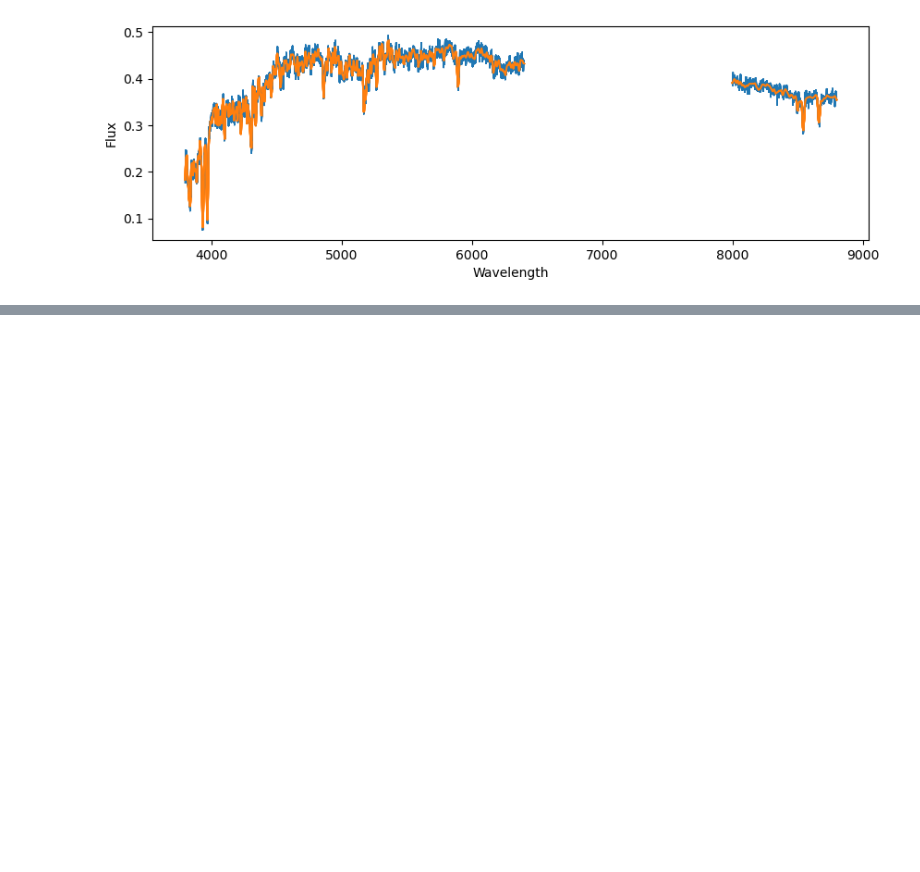
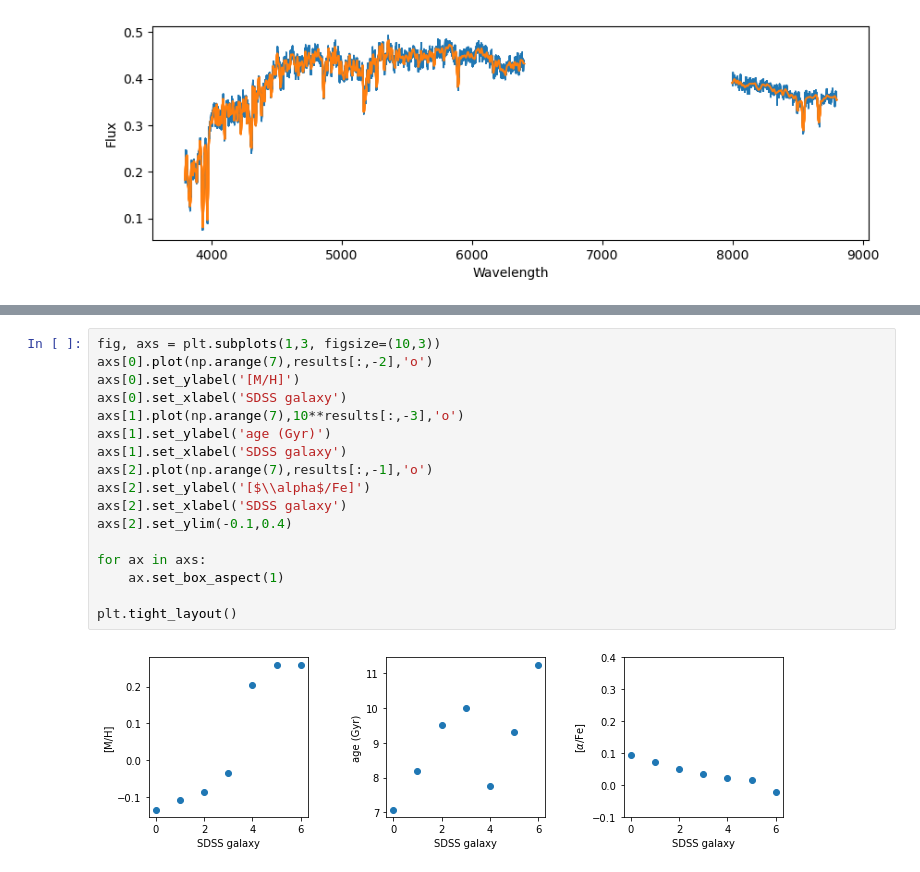
Before and after one commit to alizabeverage/alfalpha, a Jupyter notebook: mock-recovery.ipynb, the cells around one changed output, grey strips where cells are left out. Drawn from its saved outputs; the diff is of its cells as text; blank space fills up the shorter version.

```diff
--- a/mock-recovery.ipynb
+++ b/mock-recovery.ipynb
@@ -176,0 +221,19 @@ Text(0, 0.5, 'Flux')
+# %%
+fig, axs = plt.subplots(1,3, figsize=(10,3))
+axs[0].plot(np.arange(7),results[:,-2],'o')
+axs[0].set_ylabel('[M/H]')
+axs[0].set_xlabel('SDSS galaxy')
+axs[1].plot(np.arange(7),10**results[:,-3],'o')
+axs[1].set_ylabel('age (Gyr)')
+axs[1].set_xlabel('SDSS galaxy')
+axs[2].plot(np.arange(7),results[:,-1],'o')
+axs[2].set_ylabel('[$\\alpha$/Fe]')
+axs[2].set_xlabel('SDSS galaxy')
+axs[2].set_ylim(-0.1,0.4)
+
+for ax in axs:
+    ax.set_box_aspect(1)
+
+plt.tight_layout()
+# %% [output]
+[figure, added]
```
Also changed, not shown: parts of 10 cells of this notebook, 2 other files.
